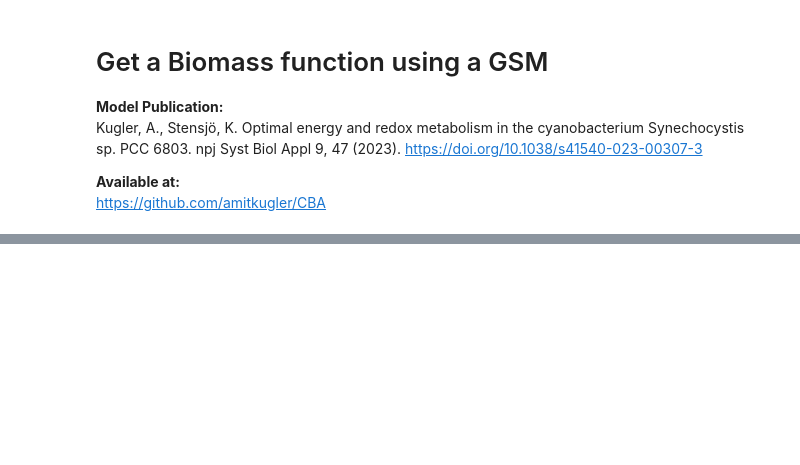
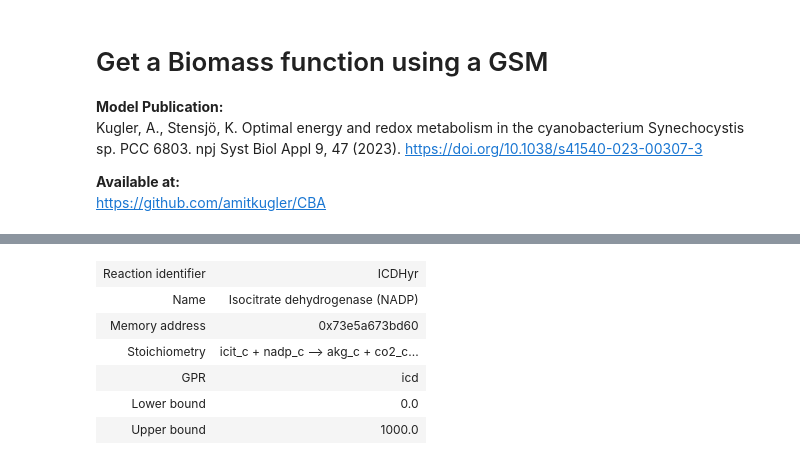
Before and after one commit to Computational-Biology-Aachen/synechocystis-photosynthesis-2024, a Jupyter notebook: Notebooks/get_biomass_function.ipynb, the cells around one changed output, grey strips where cells are left out. Saved outputs shown, nothing was run; the diff lists cells and outputs as text; code cells hidden in the pictures; blank space fills up the shorter version.

```diff
--- a/Notebooks/get_biomass_function.ipynb
+++ b/Notebooks/get_biomass_function.ipynb
@@ -95,0 +49,8 @@ sol.fluxes.get
+# %%
+def get_stoichiometric_fluxes(model, solution, compound):
+    # Get the reactions where the compound is involved and their stoichiometry
+    react = solution.fluxes[[x.id for x in model.metabolites.get_by_id(compound).reactions]]
+    stoich = pd.Series({x:model.reactions.get_by_id(x).metabolites[model.metabolites.get_by_id(compound)] for x in react.index})
+
+    # Return the scaled flux according to the stoichiometry
+    return react * stoich
@@ -95,0 +167,4 @@ sol.fluxes.get
+# %%
+comp = "atp_c"
+flux = get_stoichiometric_fluxes(model, solutions["imports_pfba"], comp)
+flux.sort_values()
@@ -95,0 +184,10 @@ sol.fluxes.get
+# %%
+model.reactions.get_by_id(flux.idxmax())
+# %% [output]
+| Reaction identifier | ICDHyr |
+| Name | Isocitrate dehydrogenase (NADP) |
+| Memory address | 0x73e5a673bd60 |
+| Stoichiometry | icit_c + nadp_c --> akg_c + co2_c... |
+| GPR | icd |
+| Lower bound | 0.0 |
+| Upper bound | 1000.0 |
```
Also changed, not shown: parts of 17 cells of this notebook.
